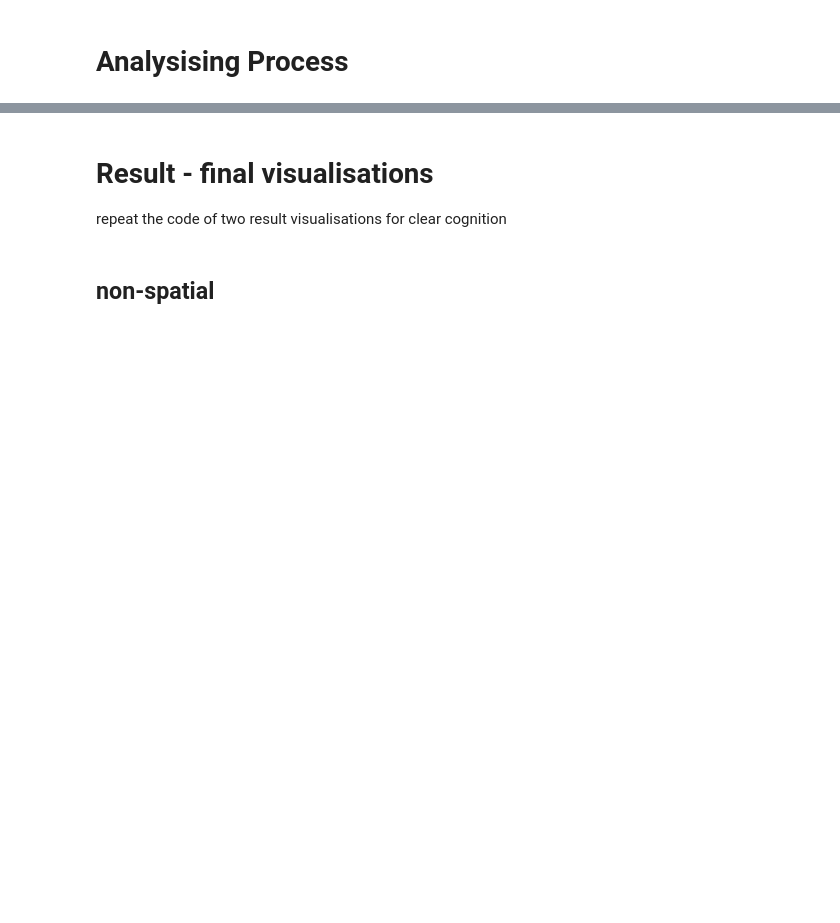
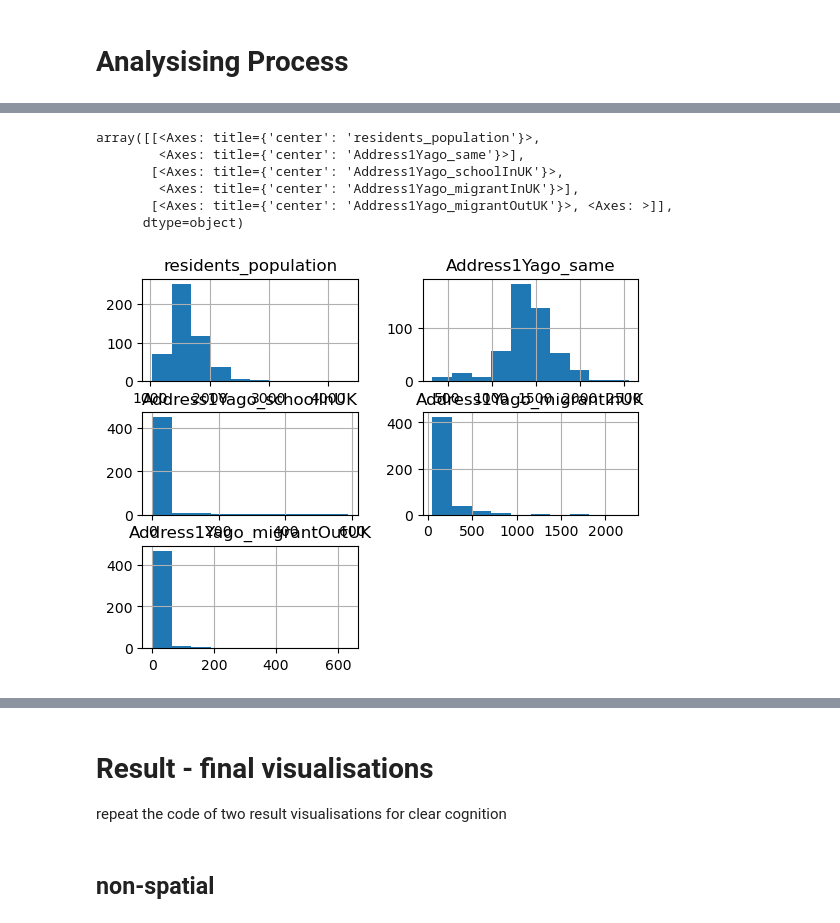
Before and after one commit to gy23cx/GEOG5990Assignment_Final_Project, a Jupyter notebook: GEOG5990M_final_project.ipynb, the cells around one changed output, grey strips where cells are left out. Drawn from its saved outputs; the diff is of its cells as text; code cells hidden in the pictures; blank space fills up the shorter version.

```diff
--- a/GEOG5990M_final_project.ipynb
+++ b/GEOG5990M_final_project.ipynb
@@ -412,0 +434,6 @@ memory usage: 5.4+ MB
+# %%
+# create a dataframe of migrate indicator with simplified variable names , make it easier to read and operate
+Migrant_number = Migrant_Indicator_dataonly.copy()
+# inplace = true to write change into dataframe
+Migrant_number.rename(columns={'2021 super output area - lower layer':'LSOA_name' , 'mnemonic':'LSOA_code' , 'Total: All usual residents':'residents_population' , 'Address one year ago is the same as the address of enumeration':'Address1Yago_same' , 'Address one year ago is student term-time or boarding school address in the UK':'Address1Yago_schoolInUK' , 'Migrant from within the UK: Address one year ago was in the UK':'Address1Yago_migrantInUK' , 'Migrant from outside the UK: Address one year ago was outside the UK':'Address1Yago_migrantOutUK'},inplace = True)
+Migrant_number
@@ -412,0 +454,12 @@ memory usage: 5.4+ MB
+# %%
+#simple explore
+Migrant_number.hist()
+# looks like the destribution of migrant situcation is relatively extreme, nearly all of areas only have small number of 'real' migrants, while others having a lot
+# %% [output]
+array([[<Axes: title={'center': 'residents_population'}>,
+        <Axes: title={'center': 'Address1Yago_same'}>],
+       [<Axes: title={'center': 'Address1Yago_schoolInUK'}>,
+        <Axes: title={'center': 'Address1Yago_migrantInUK'}>],
+       [<Axes: title={'center': 'Address1Yago_migrantOutUK'}>, <Axes: >]],
+      dtype=object)
+[figure, added]
```
Also changed, not shown: parts of 32 cells of this notebook.
